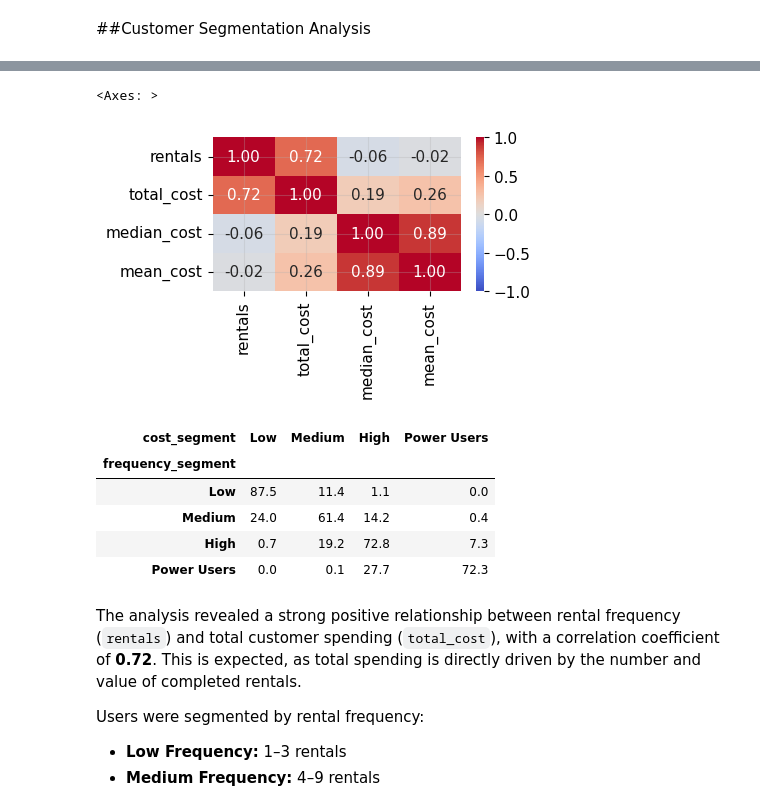
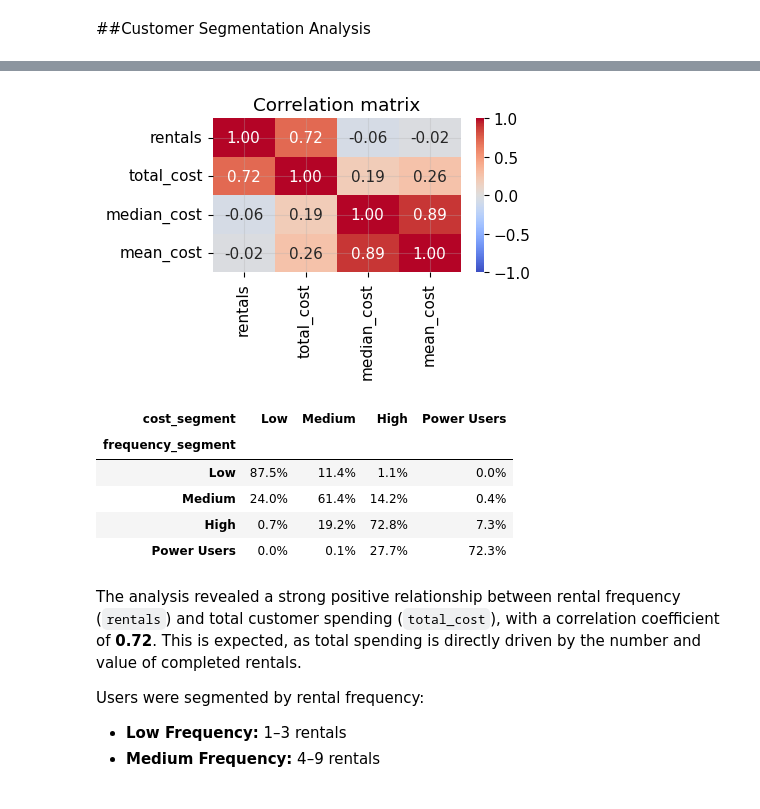
Before and after one commit to YuliaLoburets/A-B-test_project, a Jupyter notebook: A_B_Testing_project.ipynb, the cells around one changed output, grey strips where cells are left out. Drawn from its saved outputs; the diff is of its cells as text; code cells hidden in the pictures.

```diff
--- a/A_B_Testing_project.ipynb
+++ b/A_B_Testing_project.ipynb
@@ -115,6 +115,12 @@ dup.sort_values(by='duplicates', ascending=False)
 | 15 | 3183258413999330 | 1 |
 36484 rows × 2 columns
 # %%
-user_overview = overview.groupby('user_id').agg(rentals=('rent_id', 'count'), total_cost = ('cost', 'sum'), median_cost = ('cost', 'median'), mean_cost = ('cost', 'mean'), max_cost = ('cost', 'max'), min_cost = ('cost','min')).round(1)
+user_overview = overview.groupby('user_id').agg(
+                                                rentals=('rent_id', 'count'),
+                                                total_revenue = ('cost', 'sum'),
+                                                median_revenue = ('cost', 'median'),
+                                                mean_revenue = ('cost', 'mean'),
+                                                max_revenue = ('cost', 'max'),
+                                                min_revenue = ('cost','min')).round(1).reset_index()
 user_overview.sort_values(by='rentals', ascending=False)
 # %% [output]
@@ -200,4 +205,4 @@ user_overview[['total_cost', 'rentals']].quantile([0.1,0.5,0.75,0.95])
 | 0.95 | 57453.53 | 35.0 |
 # %%
 user_overview['frequency_segment'] = pd.cut(user_overview['rentals'], bins=[0, 3, 9, 35, np.inf], labels = ['Low', 'Medium', 'High','Power Users'])
-user_overview['cost_segment'] = pd.cut(user_overview['total_cost'], bins=[-np.inf, 5450, 15218.8, 57453.5, np.inf], labels = ['Low', 'Medium', 'High','Power Users'])
+user_overview['revenue_segment'] = pd.cut(user_overview['total_revenue'], bins=[-np.inf, 5450, 15218.8, 57453.5, np.inf], labels = ['Low', 'Medium', 'High','Power Users'])
@@ -232,19 +249,20 @@ user_overview.groupby('cost_segment').agg(users = ('rentals','count'),
 # %%
 corr = user_overview[['rentals','total_cost','median_cost','mean_cost']].corr()
 plt.figure(figsize =(4,2))
 sns.heatmap(corr, annot=True, cmap='coolwarm',  fmt='.2f', vmin=-1, vmax=1)
+plt.title('Correlation matrix')
+plt.show()
 # %% [output]
-<Axes: >
-[figure, old version]
+[figure, new version]
 # %%
-round(pd.crosstab(user_overview['frequency_segment'], user_overview['cost_segment'], normalize='index')*100,1)
+round(pd.crosstab(user_overview['frequency_segment'], user_overview['cost_segment'], normalize='index')*100,1).map('{:.1f}%'.format)
 # %% [output]
 | cost_segment | Low | Medium | High | Power Users |
 | frequency_segment |  |  |  |  |
-| Low | 87.5 | 11.4 | 1.1 | 0.0 |
-| Medium | 24.0 | 61.4 | 14.2 | 0.4 |
-| High | 0.7 | 19.2 | 72.8 | 7.3 |
-| Power Users | 0.0 | 0.1 | 27.7 | 72.3 |
+| Low | 87.5% | 11.4% | 1.1% | 0.0% |
+| Medium | 24.0% | 61.4% | 14.2% | 0.4% |
+| High | 0.7% | 19.2% | 72.8% | 7.3% |
+| Power Users | 0.0% | 0.1% | 27.7% | 72.3% |
 # %% [markdown]
 The analysis revealed a strong positive relationship between rental frequency (`rentals`) and total customer spending (`total_cost`), with a correlation coefficient of **0.72**. This is expected, as total spending is directly driven by the number and value of completed rentals.
 
```
Also changed, not shown: parts of 18 cells of this notebook.
